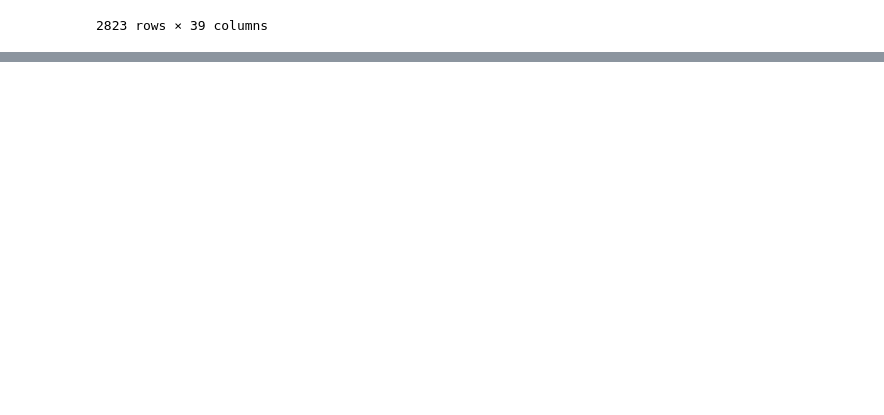
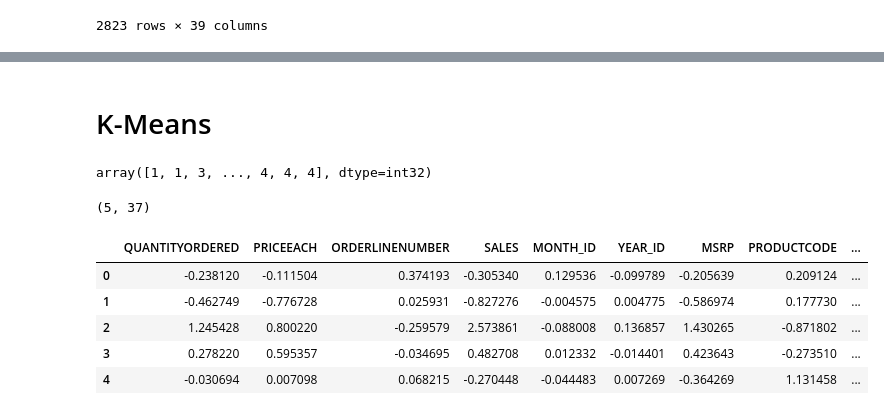
Before and after one commit to kshitijmalvankar/MarketingAI, a Jupyter notebook: MarketingAI.ipynb, the cells around one changed output, grey strips where cells are left out. Drawn from its saved outputs; the diff is of its cells as text; code cells hidden in the pictures; blank space fills up the shorter version.

```diff
--- a/MarketingAI.ipynb
+++ b/MarketingAI.ipynb
@@ -352,0 +466,2 @@ sales_df
+# %% [markdown]
+# K-Means
@@ -352,0 +473,19 @@ sales_df
+# %%
+labels
+# %% [output]
+array([1, 1, 3, ..., 4, 4, 4], dtype=int32)
+# %%
+kmeans.cluster_centers_.shape
+# %% [output]
+(5, 37)
+# %%
+# Let's take a look at the cluster centers
+cluster_centers = pd.DataFrame(data = kmeans.cluster_centers_, columns = [sales_df.columns])
+cluster_centers
+# %% [output]
+|  | QUANTITYORDERED | PRICEEACH | ORDERLINENUMBER | SALES | MONTH_ID | YEAR_ID | MSRP | PRODUCTCODE | ... |
+| 0 | -0.238120 | -0.111504 | 0.374193 | -0.305340 | 0.129536 | -0.099789 | -0.205639 | 0.209124 | ... |
+| 1 | -0.462749 | -0.776728 | 0.025931 | -0.827276 | -0.004575 | 0.004775 | -0.586974 | 0.177730 | ... |
+| 2 | 1.245428 | 0.800220 | -0.259579 | 2.573861 | -0.088008 | 0.136857 | 1.430265 | -0.871802 | ... |
+| 3 | 0.278220 | 0.595357 | -0.034695 | 0.482708 | 0.012332 | -0.014401 | 0.423643 | -0.273510 | ... |
+| 4 | -0.030694 | 0.007098 | 0.068215 | -0.270448 | -0.044483 | 0.007269 | -0.364269 | 1.131458 | ... |
```
Also changed, not shown: parts of 22 cells of this notebook.
